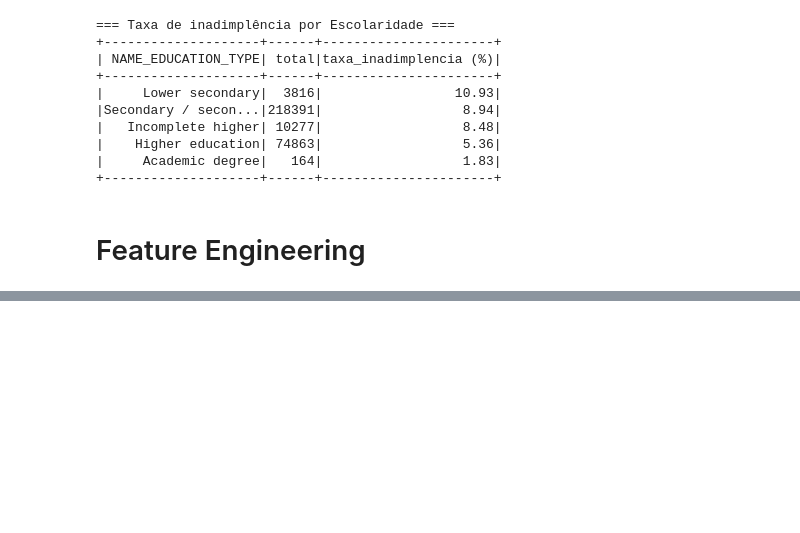
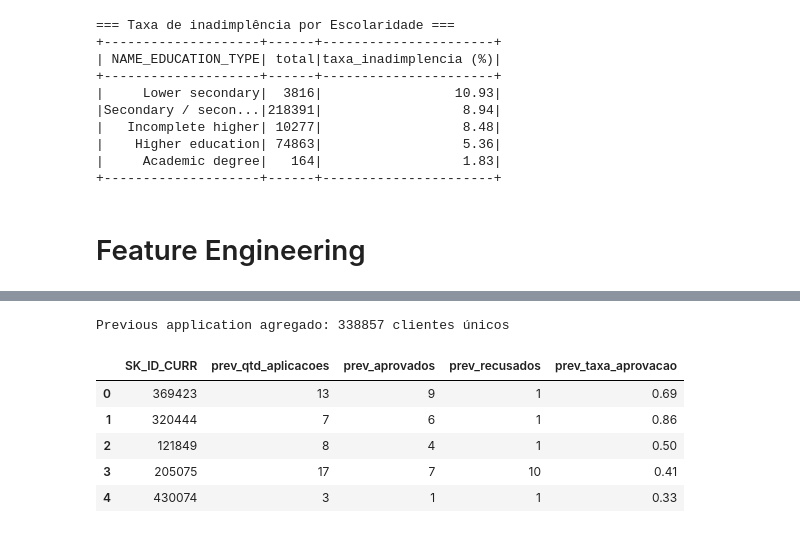
Before and after one commit to IsabelleSeve/Study_Data_Analytics, a Jupyter notebook: 1_data_engineer.ipynb, the cells around one changed output, grey strips where cells are left out. Saved outputs shown, nothing was run; the diff lists cells and outputs as text; code cells hidden in the pictures; blank space fills up the shorter version.

```diff
--- a/1_data_engineer.ipynb
+++ b/1_data_engineer.ipynb
@@ -520,0 +544,22 @@ df_feat = df_feat \
+# %%
+# Agrupando por clientes a tabela previous_application
+
+df_prev_agg = df_previous_application.groupBy("SK_ID_CURR").agg(
+    count("SK_ID_PREV").alias("prev_qtd_aplicacoes"),
+    spark_sum(when(col("NAME_CONTRACT_STATUS") == "Approved", 1).otherwise(0)).alias("prev_aprovados"),
+    spark_sum(when(col("NAME_CONTRACT_STATUS") == "Refused",  1).otherwise(0)).alias("prev_recusados")
+).withColumn(
+    "prev_taxa_aprovacao",
+    f.round((col("prev_aprovados") / col("prev_qtd_aplicacoes")), 2)
+)
+
+print(f"Previous application agregado: {df_prev_agg.count()} clientes únicos")
+df_prev_agg.limit(5).toPandas()
+# %% [output]
+Previous application agregado: 338857 clientes únicos
+|  | SK_ID_CURR | prev_qtd_aplicacoes | prev_aprovados | prev_recusados | prev_taxa_aprovacao |
+| 0 | 369423 | 13 | 9 | 1 | 0.69 |
+| 1 | 320444 | 7 | 6 | 1 | 0.86 |
+| 2 | 121849 | 8 | 4 | 1 | 0.50 |
+| 3 | 205075 | 17 | 7 | 10 | 0.41 |
+| 4 | 430074 | 3 | 1 | 1 | 0.33 |
```
Also changed, not shown: parts of 5 cells of this notebook, 2 other files.
